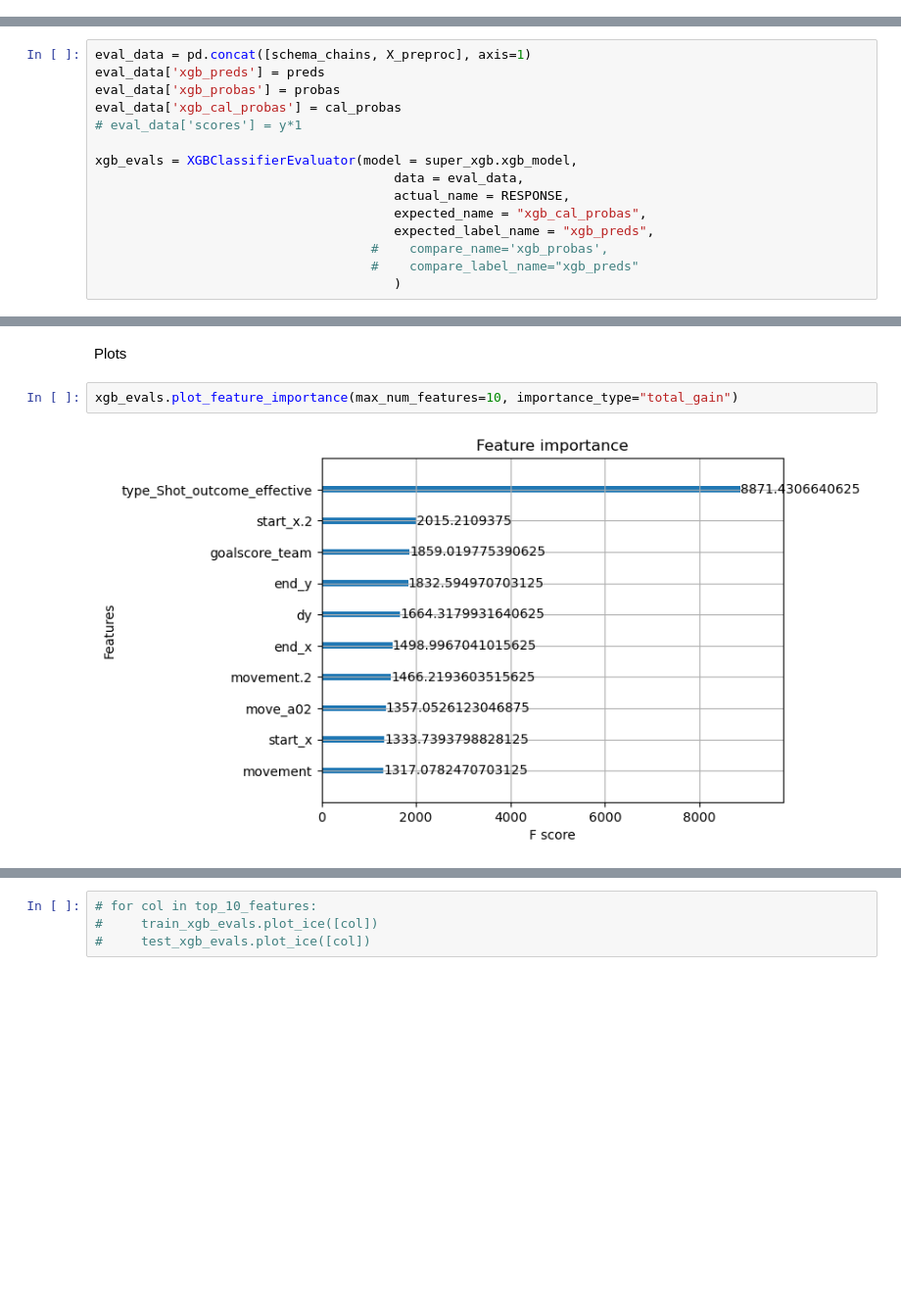
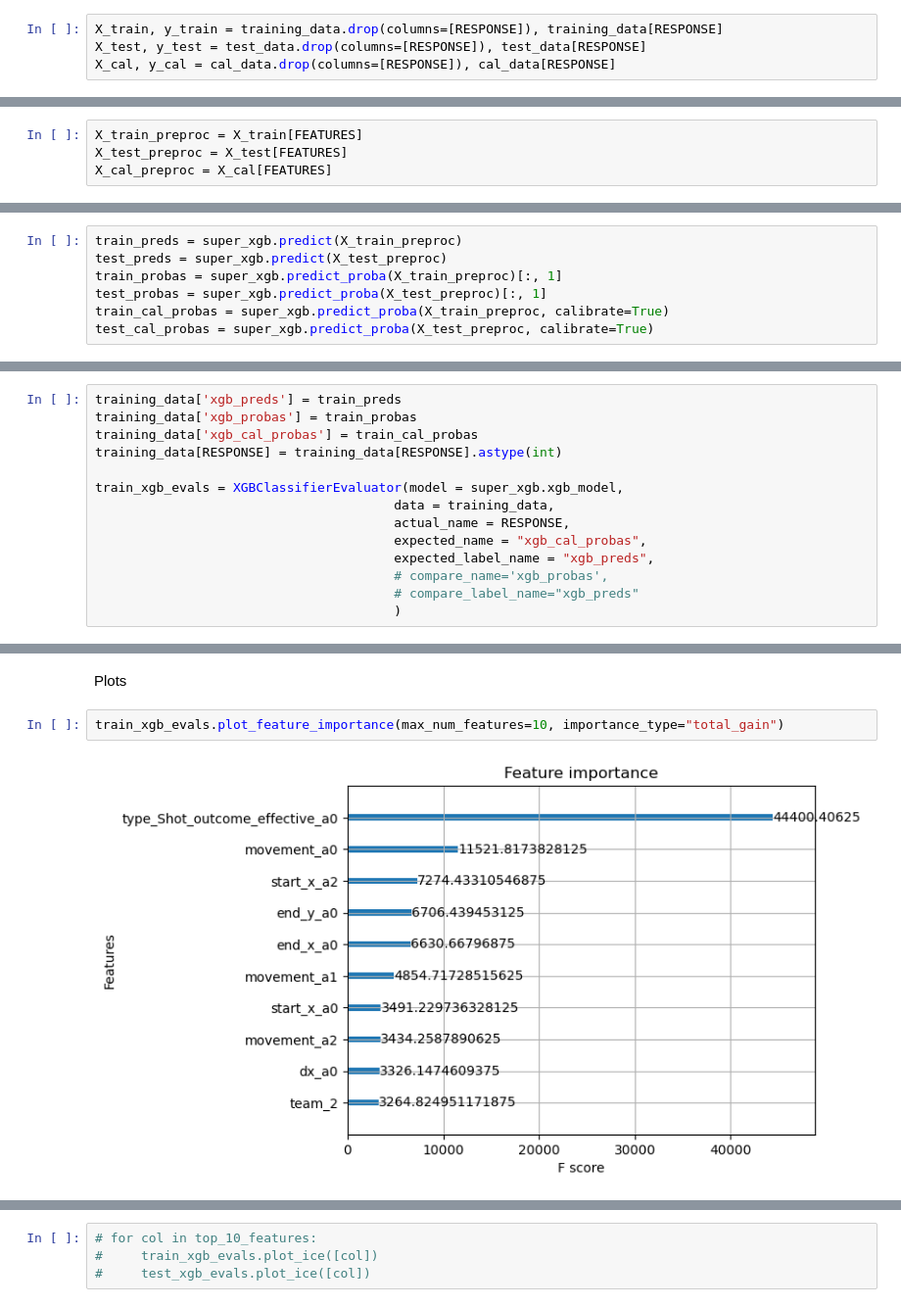
Before and after one commit to ciaran-grant/afl-player-ratings, a Jupyter notebook: vaep/notebooks/2a_model_evaluation.ipynb, the cells around one changed output, grey strips where cells are left out. Shown at 98% size. Drawn from its saved outputs; the diff is of its cells as text; blank space fills up the shorter version.

Commit message:
Updated models and calculated vaep ratings.

```diff
--- a/vaep/notebooks/2a_model_evaluation.ipynb
+++ b/vaep/notebooks/2a_model_evaluation.ipynb
@@ -103,0 +73,4 @@ X_preproc.columns = score_feature_names
+# %%
+X_train, y_train = training_data.drop(columns=[RESPONSE]), training_data[RESPONSE]
+X_test, y_test = test_data.drop(columns=[RESPONSE]), test_data[RESPONSE]
+X_cal, y_cal = cal_data.drop(columns=[RESPONSE]), cal_data[RESPONSE]
@@ -104,3 +81,7 @@ X_preproc.columns = score_feature_names
+# %%
+X_train_preproc = X_train[FEATURES]
+X_test_preproc = X_test[FEATURES]
+X_cal_preproc = X_cal[FEATURES]
 # %% [markdown]
 Load Model
 # %%
@@ -133,3 +106,10 @@ cal_probas = super_xgb.predict_proba(X_preproc, calibrate=True)
+# %%
+train_preds = super_xgb.predict(X_train_preproc)
+test_preds = super_xgb.predict(X_test_preproc)
+train_probas = super_xgb.predict_proba(X_train_preproc)[:, 1]
+test_probas = super_xgb.predict_proba(X_test_preproc)[:, 1]
+train_cal_probas = super_xgb.predict_proba(X_train_preproc, calibrate=True)
+test_cal_probas = super_xgb.predict_proba(X_test_preproc, calibrate=True)
 # %% [markdown]
 Compare Model
 # %%
@@ -150,17 +128,16 @@ Compare Model
 # %% [markdown]
 Evaluate Model
 # %%
-eval_data = pd.concat([schema_chains, X_preproc], axis=1)
-eval_data['xgb_preds'] = preds
-eval_data['xgb_probas'] = probas
-eval_data['xgb_cal_probas'] = cal_probas
-# eval_data['scores'] = y*1
+training_data['xgb_preds'] = train_preds
+training_data['xgb_probas'] = train_probas
+training_data['xgb_cal_probas'] = train_cal_probas
+training_data[RESPONSE] = training_data[RESPONSE].astype(int)
 
-xgb_evals = XGBClassifierEvaluator(model = super_xgb.xgb_model,
-                                       data = eval_data,
+train_xgb_evals = XGBClassifierEvaluator(model = super_xgb.xgb_model,
+                                       data = training_data,
                                        actual_name = RESPONSE,
                                        expected_name = "xgb_cal_probas",
                                        expected_label_name = "xgb_preds",
-                                    #    compare_name='xgb_probas',
-                                    #    compare_label_name="xgb_preds"
+                                       # compare_name='xgb_probas',
+                                       # compare_label_name="xgb_preds"
                                        )
@@ -181,7 +184,7 @@ eval_data[['scores', 'xgb_probas', 'xgb_cal_probas']].describe()
 # %% [markdown]
 Plots
 # %%
-xgb_evals.plot_feature_importance(max_num_features=10, importance_type="total_gain")
+train_xgb_evals.plot_feature_importance(max_num_features=10, importance_type="total_gain")
 # %% [output]
-[figure, old version]
+[figure, new version]
 # %%
```
Also changed, not shown: parts of 35 cells of this notebook, 13 other files.
